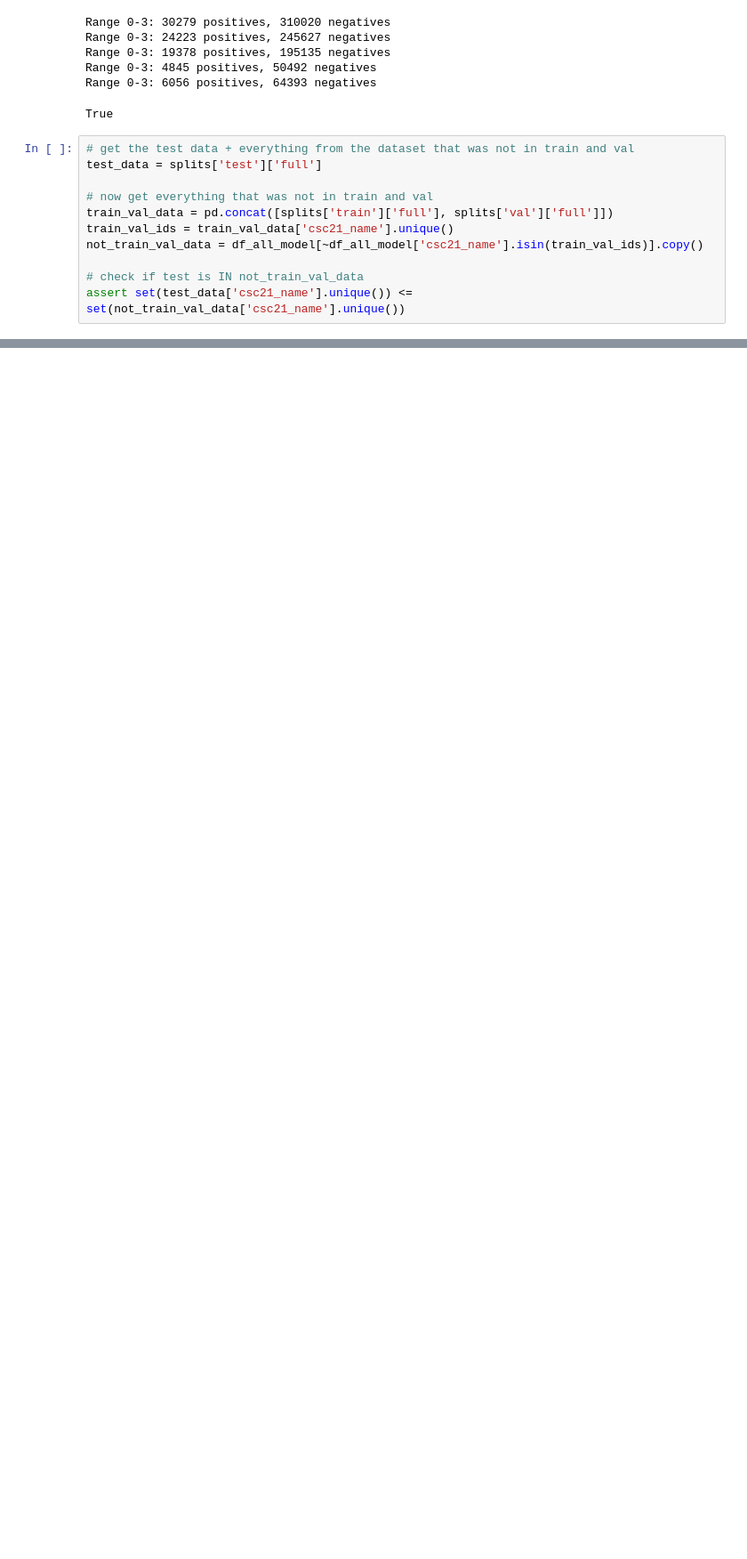
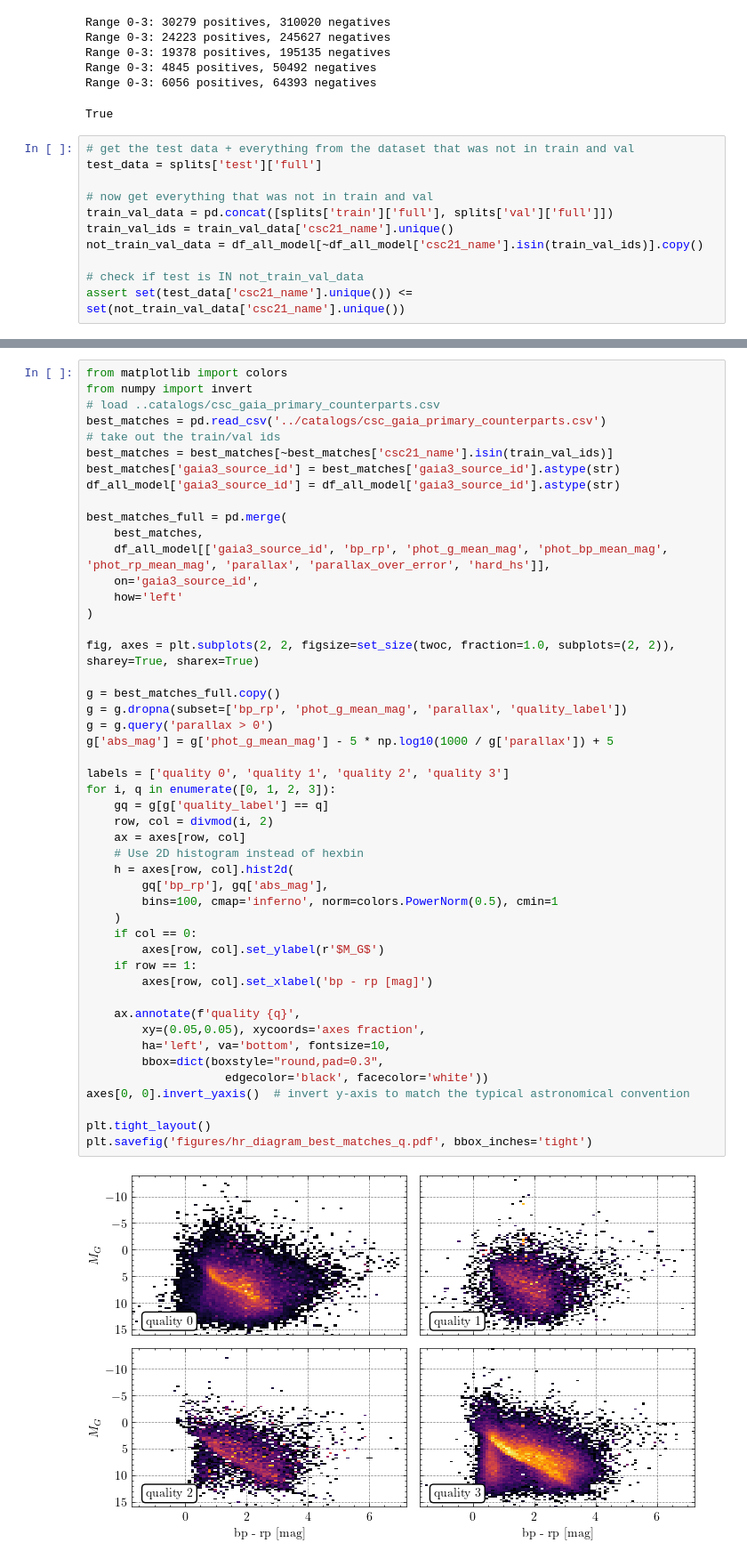
Before and after one commit to samuelperezdi/starsml, a Jupyter notebook: notebooks/paperplots.ipynb, the cells around one changed output, grey strips where cells are left out. Shown at 89% size. Cells and saved outputs as stored; diff of their text form; blank space fills up the shorter version.

```diff
--- a/notebooks/paperplots.ipynb
+++ b/notebooks/paperplots.ipynb
@@ -808,0 +1096,50 @@ plt.show()
+# %%
+from matplotlib import colors
+from numpy import invert
+# load ..catalogs/csc_gaia_primary_counterparts.csv
+best_matches = pd.read_csv('../catalogs/csc_gaia_primary_counterparts.csv')
+# take out the train/val ids
+best_matches = best_matches[~best_matches['csc21_name'].isin(train_val_ids)]
+best_matches['gaia3_source_id'] = best_matches['gaia3_source_id'].astype(str)
+df_all_model['gaia3_source_id'] = df_all_model['gaia3_source_id'].astype(str)
+
+best_matches_full = pd.merge(
+    best_matches,
+    df_all_model[['gaia3_source_id', 'bp_rp', 'phot_g_mean_mag', 'phot_bp_mean_mag', 'phot_rp_mean_mag', 'parallax', 'parallax_over_error', 'hard_hs']],
+    on='gaia3_source_id',
+    how='left'
+)
+
+fig, axes = plt.subplots(2, 2, figsize=set_size(twoc, fraction=1.0, subplots=(2, 2)), sharey=True, sharex=True)
+
+g = best_matches_full.copy()
+g = g.dropna(subset=['bp_rp', 'phot_g_mean_mag', 'parallax', 'quality_label'])
+g = g.query('parallax > 0')
+g['abs_mag'] = g['phot_g_mean_mag'] - 5 * np.log10(1000 / g['parallax']) + 5
+
+labels = ['quality 0', 'quality 1', 'quality 2', 'quality 3']
+for i, q in enumerate([0, 1, 2, 3]):
+    gq = g[g['quality_label'] == q]
+    row, col = divmod(i, 2)
+    ax = axes[row, col]
+    # Use 2D histogram instead of hexbin
+    h = axes[row, col].hist2d(
+        gq['bp_rp'], gq['abs_mag'],
+        bins=100, cmap='inferno', norm=colors.PowerNorm(0.5), cmin=1
+    )
+    if col == 0:
+        axes[row, col].set_ylabel(r'$M_G$')
+    if row == 1:
+        axes[row, col].set_xlabel('bp - rp [mag]')
+
+    ax.annotate(f'quality {q}',
+        xy=(0.05,0.05), xycoords='axes fraction',
+        ha='left', va='bottom', fontsize=10,
+        bbox=dict(boxstyle="round,pad=0.3",
+                    edgecolor='black', facecolor='white'))
+axes[0, 0].invert_yaxis()  # invert y-axis to match the typical astronomical convention
+
+plt.tight_layout()
+plt.savefig('figures/hr_diagram_best_matches_q.pdf', bbox_inches='tight')
+# %% [output]
+[figure, added]
```
Also changed, not shown: parts of 35 cells of this notebook, 9 other files.
